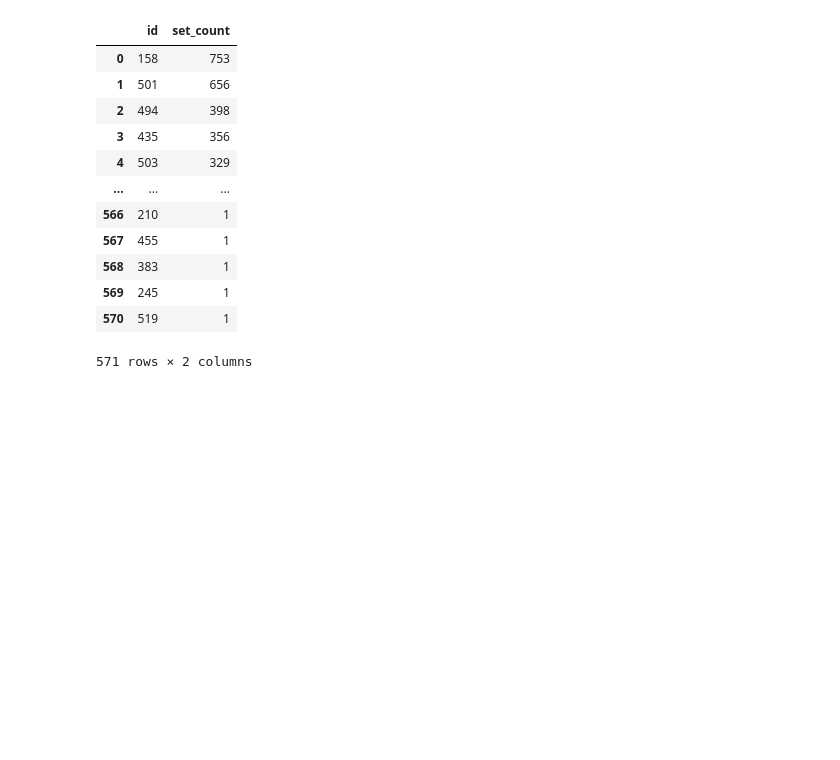
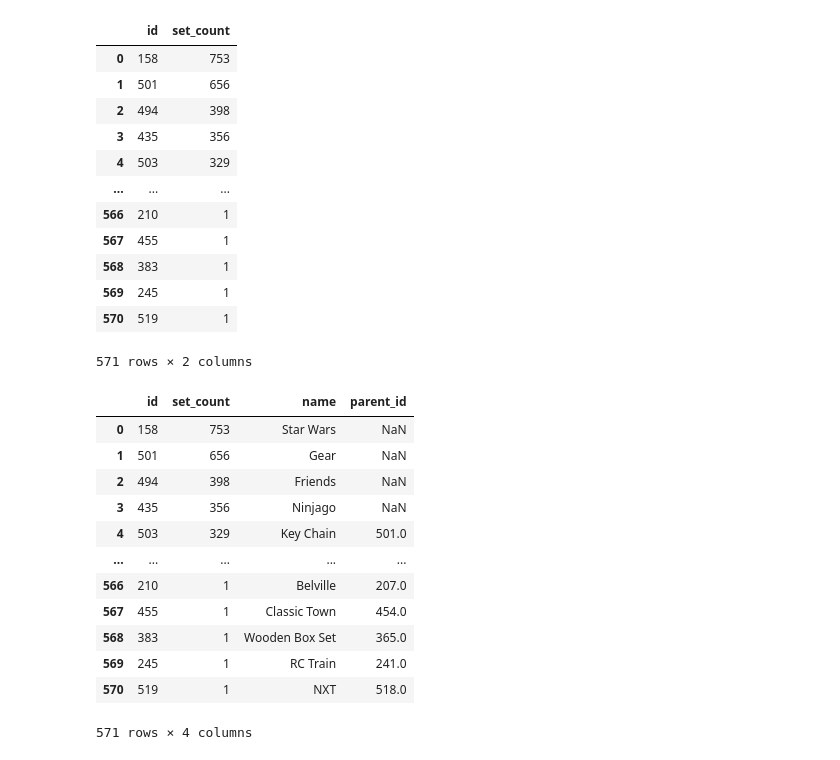
Before and after one commit to kvanst3/Backend, a Jupyter notebook: Data Science/Lego/Lego_Analysis_for_Course_(start).ipynb, the cells around one changed output. Saved outputs shown, nothing was run; the diff lists cells and outputs as text; code cells hidden in the pictures; blank space fills up the shorter version.

```diff
--- a/Data Science/Lego/Lego_Analysis_for_Course_(start).ipynb
+++ b/Data Science/Lego/Lego_Analysis_for_Course_(start).ipynb
@@ -330,3 +330,18 @@ set_theme_count
 571 rows × 2 columns
 # %%
 merged_df = pd.merge(set_theme_count, themeframe, on='id')
+merged_df
+# %% [output]
+|  | id | set_count | name | parent_id |
+| 0 | 158 | 753 | Star Wars | NaN |
+| 1 | 501 | 656 | Gear | NaN |
+| 2 | 494 | 398 | Friends | NaN |
+| 3 | 435 | 356 | Ninjago | NaN |
+| 4 | 503 | 329 | Key Chain | 501.0 |
+| ... | ... | ... | ... | ... |
+| 566 | 210 | 1 | Belville | 207.0 |
+| 567 | 455 | 1 | Classic Town | 454.0 |
+| 568 | 383 | 1 | Wooden Box Set | 365.0 |
+| 569 | 245 | 1 | RC Train | 241.0 |
+| 570 | 519 | 1 | NXT | 518.0 |
+571 rows × 4 columns
```
Also changed, not shown: parts of 1 cell of this notebook.
